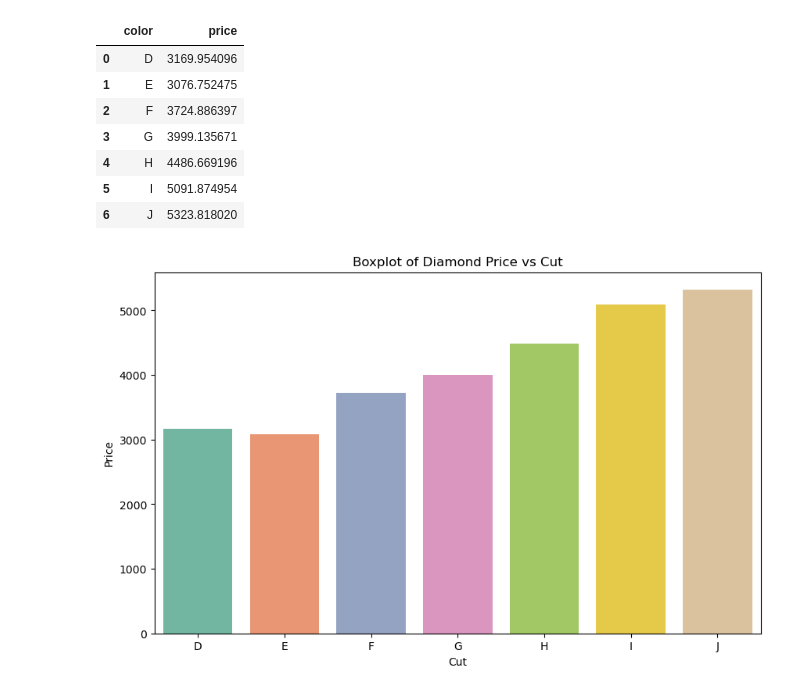
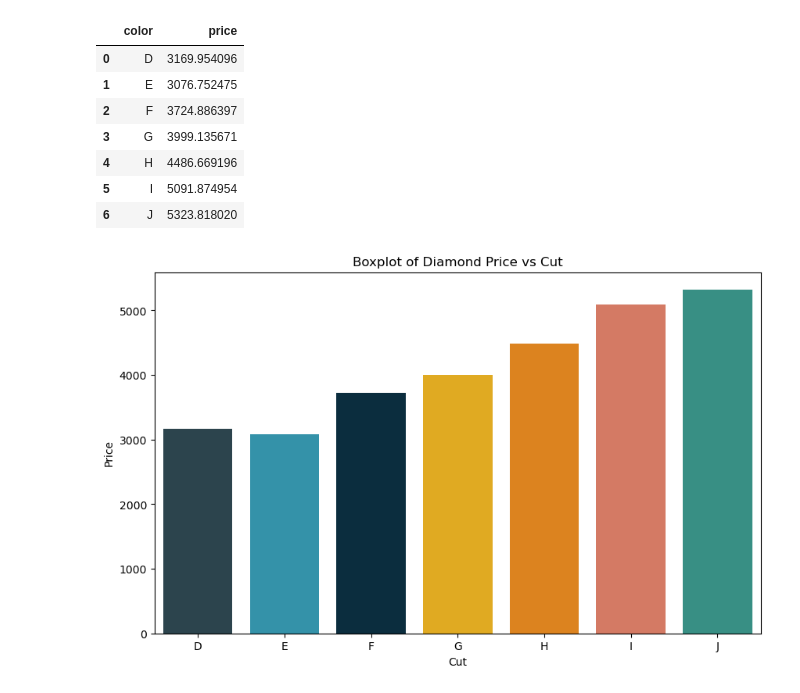
Before and after one commit to fnasiri1990/visualisation-homework, a Jupyter notebook: Visualisation_Homework.ipynb, the cells around one changed output. Saved outputs shown, nothing was run; the diff lists cells and outputs as text; code cells hidden in the pictures.

```diff
--- a/Visualisation_Homework.ipynb
+++ b/Visualisation_Homework.ipynb
@@ -140,15 +153,17 @@ plt.show()
 # %%
 # 2. Barplot: Average Diamond Price by Color
 
 
 average_price_by_color = diamonds_data.groupby('color')['price'].mean().reset_index()
 
+colors = ["#264653", "#219ebc", "#023047", "#ffb703", "#fb8500","#e76f51","#2a9d8f"]
 
 plt.figure(figsize=(10, 6))
-sns.barplot(x='color', y='price', data=average_price_by_color,palette="Set2")
+sns.barplot(x='color', y='price', data=average_price_by_color, palette=colors)
+
 plt.title('Boxplot of Diamond Price vs Cut')
 plt.xlabel('Cut')
 plt.ylabel('Price')
 plt.show()
 # %% [output]
-[figure, old version]
+[figure, new version]
```
Also changed, not shown: parts of 9 cells of this notebook.
